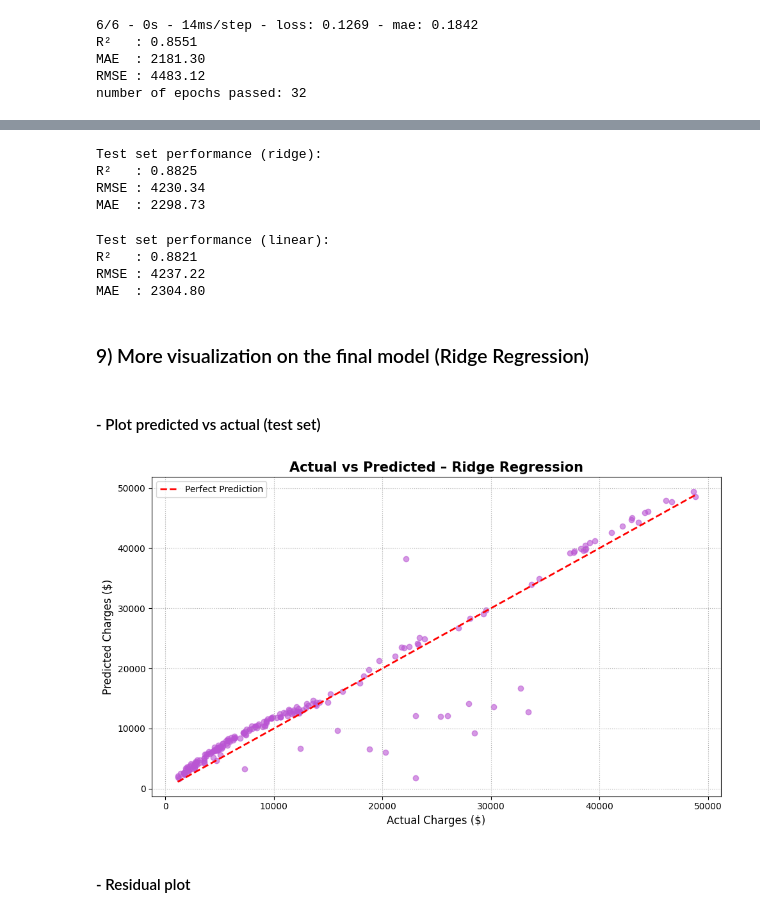
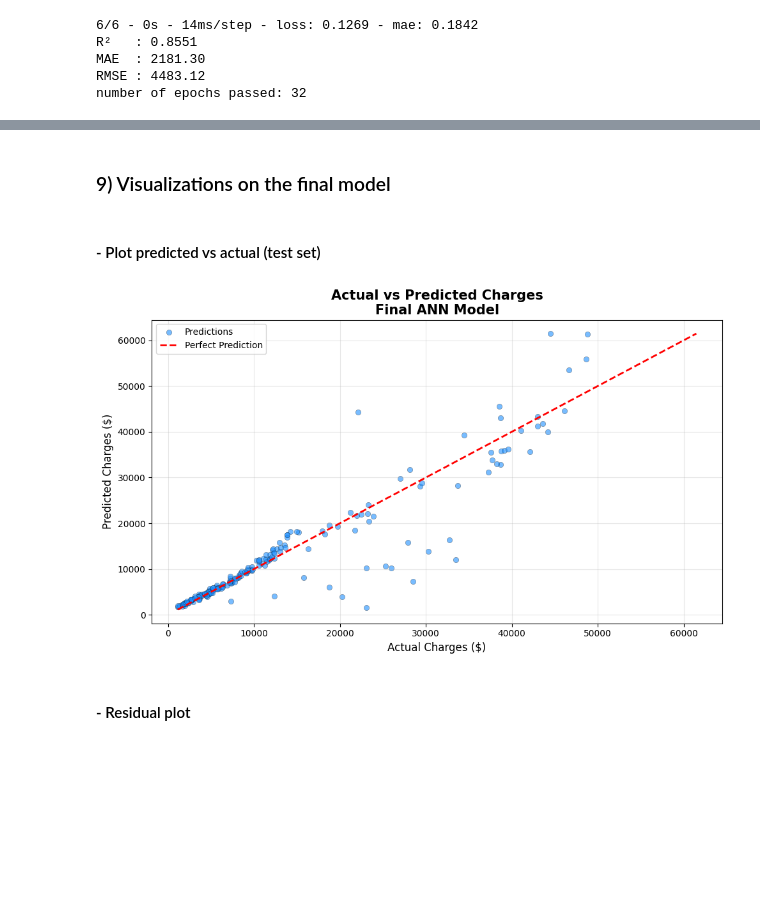
Before and after one commit to Nimaabediforud/Heart-Disease-Prediction, a Jupyter notebook: Notebooks/Regression/third-reg/REG-ANN-EXT2.ipynb, the cells around one changed output, grey strips where cells are left out. Cells and saved outputs as stored; diff of their text form; code cells hidden in the pictures; blank space fills up the shorter version.

```diff
--- a/Notebooks/Regression/third-reg/REG-ANN-EXT2.ipynb
+++ b/Notebooks/Regression/third-reg/REG-ANN-EXT2.ipynb
@@ -1296,73 +1272,49 @@ MAE  : 2304.42
-# %%
-# Predict on the test set
-y_pred_ridge = ridge_final.predict(
-    X_test_prep_smoker
-)
-
-# Compute evaluation metrics (RMSE - MAE - R²)
-r2_ridge = r2_score(y_test_raw, y_pred_ridge)
-rmse_ridge = root_mean_squared_error(y_test_raw, y_pred_ridge)
-mae_ridge = mean_absolute_error(y_test_raw, y_pred_ridge)
-
-print(f"Test set performance (ridge):")
-print(f"R²   : {r2_ridge:.4f}")
-print(f"RMSE : {rmse_ridge:.2f}")
-print(f"MAE  : {mae_ridge:.2f}")
-# %% [output]
-Test set performance (ridge):
-R²   : 0.8825
-RMSE : 4230.34
-MAE  : 2298.73
-# %%
-# Predict on the test set
-y_pred_linear = linear_final.predict(
-    X_test_prep_smoker
-)
-
-# Compute evaluation metrics (RMSE - MAE - R²)
-r2_linear = r2_score(y_test_raw, y_pred_linear)
-rmse_linear = root_mean_squared_error(y_test_raw, y_pred_linear)
-mae_linear = mean_absolute_error(y_test_raw, y_pred_linear)
-
-print(f"Test set performance (linear):")
-print(f"R²   : {r2_linear:.4f}")
-print(f"RMSE : {rmse_linear:.2f}")
-print(f"MAE  : {mae_linear:.2f}")
-# %% [output]
-Test set performance (linear):
-R²   : 0.8821
-RMSE : 4237.22
-MAE  : 2304.80
 # %% [markdown]
-### 9) More visualization on the final model (Ridge Regression)
+### 9) Visualizations on the final model
 # %% [markdown]
 #### -  Plot predicted vs actual (test set)
 # %%
 plt.figure(figsize=(10,6))
 
 plt.scatter(
-    y_test_raw,
-    y_pred_ridge,
+    y_true_test,
+    y_pred_test,
     alpha=0.6,
-    color='mediumorchid'
+    color='dodgerblue',
+    edgecolor='black',
+    linewidth=0.3,
+    label='Predictions'
 )
+
+lims = [
+    min(y_true_test.min(), y_pred_test.min()),
+    max(y_true_test.max(), y_pred_test.max())
+]
+
 plt.plot(
-    [y_test_raw.min(), y_test_raw.max()],
-    [y_test_raw.min(), y_test_raw.max()],
+    lims,
+    lims,
     'r--',
-    lw=2,
+    linewidth=2,
     label='Perfect Prediction'
 )
-plt.xlabel('Actual Charges ($)', fontsize=12)
-plt.ylabel('Predicted Charges ($)', fontsize=12)
-plt.title('Actual vs Predicted – Ridge Regression', fontsize=15, weight='bold')
+
+plt.xlabel("Actual Charges ($)", fontsize=12)
+plt.ylabel("Predicted Charges ($)", fontsize=12)
+
+plt.title(
+    "Actual vs Predicted Charges\nFinal ANN Model",
+    fontsize=15,
+    weight='bold'
+)
+
+plt.grid(alpha=0.3)
 plt.legend()
-plt.grid(True, linestyle=':')
 
 plt.tight_layout()
 plt.show()
 # %% [output]
-[figure, old version]
+[figure, new version]
 # %% [markdown]
 #### - Residual plot
 # %%
```
Also changed, not shown: parts of 27 cells of this notebook, 4 other files.
